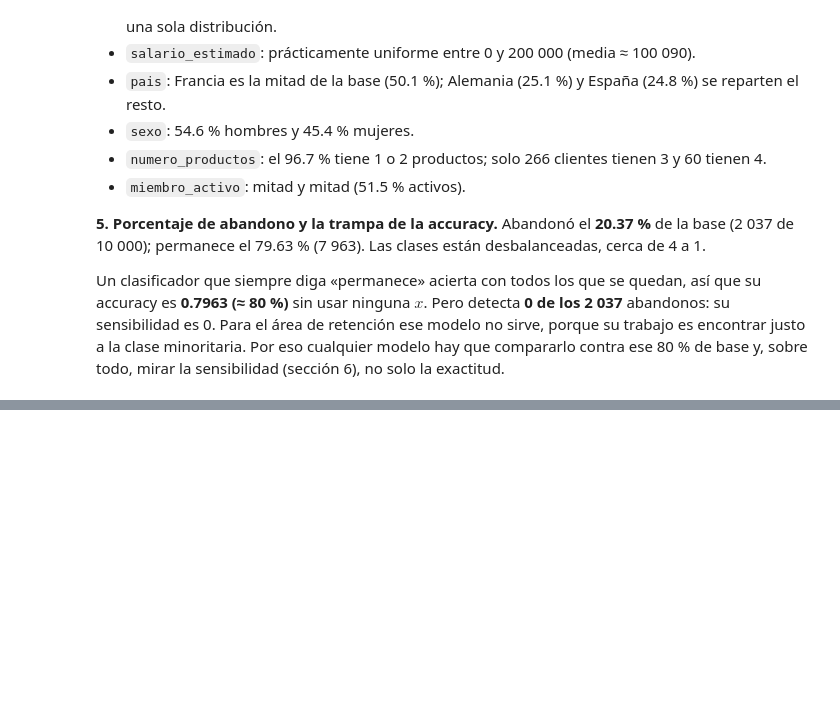
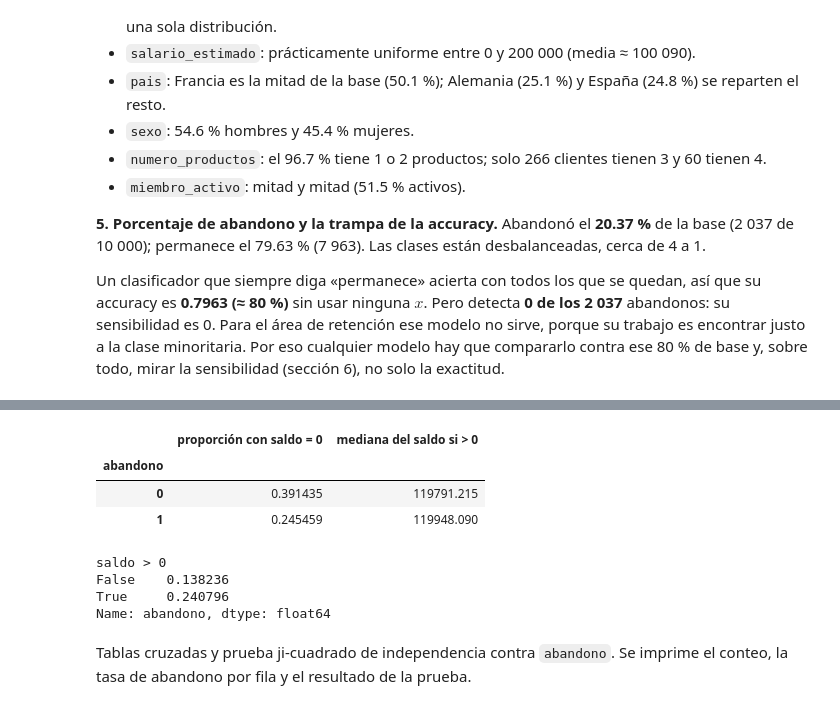
Before and after one commit to sebasrolemmel/Taller-abandono-producto-20262, a Jupyter notebook: Taller_Abandono_Producto_Financiero.ipynb, the cells around one changed output, grey strips where cells are left out. Drawn from its saved outputs; the diff is of its cells as text; code cells hidden in the pictures; blank space fills up the shorter version.

```diff
--- a/Taller_Abandono_Producto_Financiero.ipynb
+++ b/Taller_Abandono_Producto_Financiero.ipynb
@@ -306,0 +346,21 @@ Un clasificador que siempre diga «permanece» acierta con todos los que se qued
+# %%
+# El saldo tiene muchos ceros: ¿cómo se reparten entre los dos grupos?
+pd.DataFrame({
+    "proporción con saldo = 0": datos.groupby("abandono")["saldo"].apply(lambda s: (s == 0).mean()),
+    "mediana del saldo si > 0": datos.loc[datos["saldo"] > 0].groupby("abandono")["saldo"].median(),
+})
+# %% [output]
+|  | proporción con saldo = 0 | mediana del saldo si > 0 |
+| abandono |  |  |
+| 0 | 0.391435 | 119791.215 |
+| 1 | 0.245459 | 119948.090 |
+# %%
+# Tasa de abandono con y sin saldo
+datos.groupby(datos["saldo"].gt(0).rename("saldo > 0"))["abandono"].mean()
+# %% [output]
+saldo > 0
+False    0.138236
+True     0.240796
+Name: abandono, dtype: float64
+# %% [markdown]
+Tablas cruzadas y prueba ji-cuadrado de independencia contra `abandono`. Se imprime el conteo, la tasa de abandono por fila y el resultado de la prueba.
```
Also changed, not shown: parts of 11 cells of this notebook.
